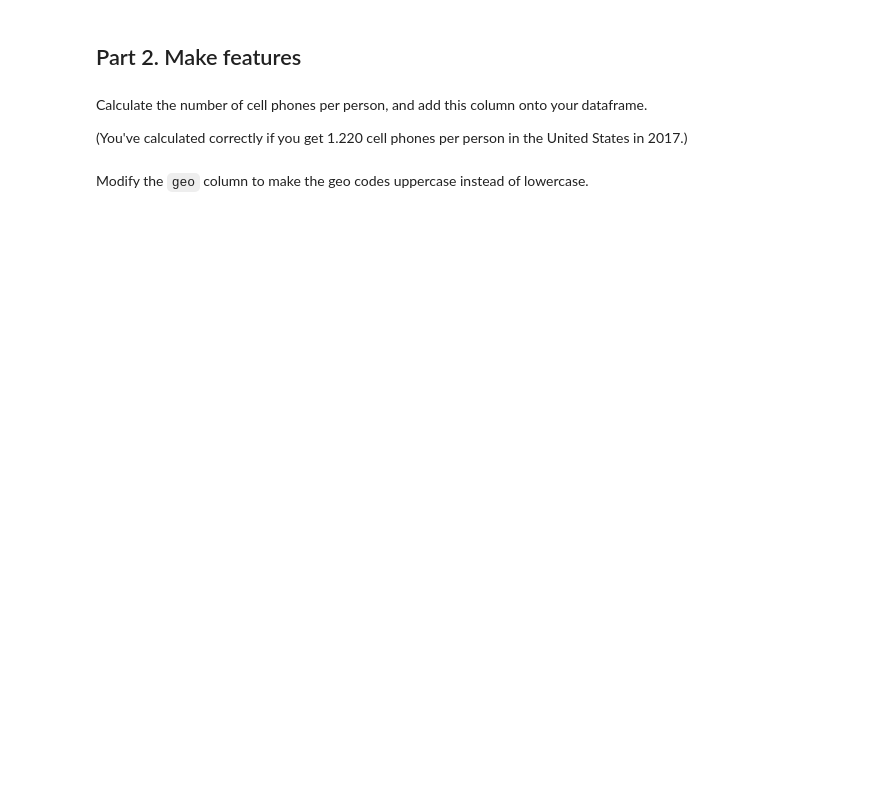
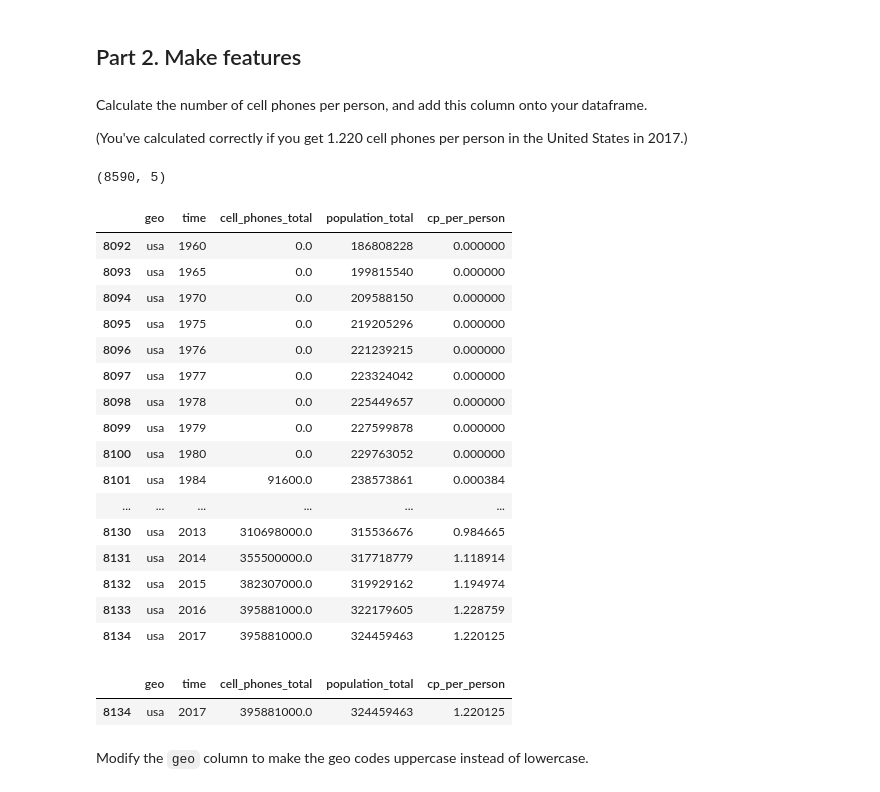
Before and after one commit to standroidbeta/DS-Unit-1-Sprint-2-Data-Wrangling, a Jupyter notebook: Sprintchallenge2/DS_Unit_1_Sprint_Challenge_2_Data_Wrangling.ipynb, the cells around one changed output. Cells and saved outputs as stored; diff of their text form; code cells hidden in the pictures; blank space fills up the shorter version.

```diff
--- a/Sprintchallenge2/DS_Unit_1_Sprint_Challenge_2_Data_Wrangling.ipynb
+++ b/Sprintchallenge2/DS_Unit_1_Sprint_Challenge_2_Data_Wrangling.ipynb
@@ -205,3 +192,31 @@ cp_merged.head()
 Calculate the number of cell phones per person, and add this column onto your dataframe.
 
 (You've calculated correctly if you get 1.220 cell phones per person in the United States in 2017.)
+# %%
+gt_merged['cp_per_person'] = gt_merged['cell_phones_total']/gt_merged['population_total']
+# %%
+gt_merged.shape
+# %% [output]
+(8590, 5)
+# %%
+us = gt_merged.loc[gt_merged['geo'] == 'usa']
+# %%
+us
+# %% [output]
+|  | geo | time | cell_phones_total | population_total | cp_per_person |
+| 8092 | usa | 1960 | 0.0 | 186808228 | 0.000000 |
+| 8093 | usa | 1965 | 0.0 | 199815540 | 0.000000 |
+| 8094 | usa | 1970 | 0.0 | 209588150 | 0.000000 |
+| 8095 | usa | 1975 | 0.0 | 219205296 | 0.000000 |
+| 8096 | usa | 1976 | 0.0 | 221239215 | 0.000000 |
+| 8097 | usa | 1977 | 0.0 | 223324042 | 0.000000 |
+| 8098 | usa | 1978 | 0.0 | 225449657 | 0.000000 |
+| 8099 | usa | 1979 | 0.0 | 227599878 | 0.000000 |
+| 8100 | usa | 1980 | 0.0 | 229763052 | 0.000000 |
+| 8101 | usa | 1984 | 91600.0 | 238573861 | 0.000384 |
+| ... | ... | ... | ... | ... | ... |
+| 8130 | usa | 2013 | 310698000.0 | 315536676 | 0.984665 |
+| 8131 | usa | 2014 | 355500000.0 | 317718779 | 1.118914 |
+| 8132 | usa | 2015 | 382307000.0 | 319929162 | 1.194974 |
+| 8133 | usa | 2016 | 395881000.0 | 322179605 | 1.228759 |
+| 8134 | usa | 2017 | 395881000.0 | 324459463 | 1.220125 |
@@ -208,2 +225,7 @@ Calculate the number of cell phones per person, and add this column onto your da
+# %%
+us_latest_yr
+# %% [output]
+|  | geo | time | cell_phones_total | population_total | cp_per_person |
+| 8134 | usa | 2017 | 395881000.0 | 324459463 | 1.220125 |
 # %% [markdown]
 Modify the `geo` column to make the geo codes uppercase instead of lowercase.
```
Also changed, not shown: parts of 43 cells of this notebook.
